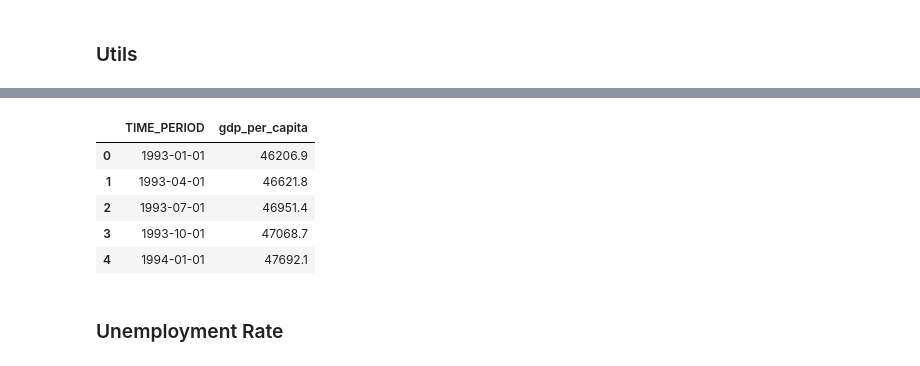
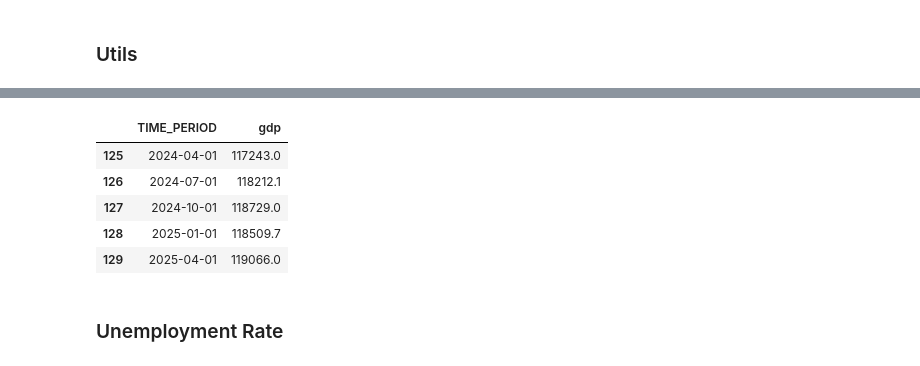
Before and after one commit to Grena30/Exploratory-Data-Analysis, a Jupyter notebook: EDA/datasets.ipynb, the cells around one changed output, grey strips where cells are left out. Cells and saved outputs as stored; diff of their text form; code cells hidden in the pictures.

```diff
--- a/EDA/datasets.ipynb
+++ b/EDA/datasets.ipynb
@@ -74,15 +134,21 @@ def col_to_timestamp(df, ds_name):
 # %%
 indicator_name = "namq_10_gdp"
-ds_name = "gdp_per_capita"
+ds_name = "gdp"
 filename = f"{ds_name}.csv"
 local_path = os.path.join(OUTPUT_DIR, filename)
+
+INDICATORS.append(indicator_name)
 # %%
 df = get_dataset(
     indicator_name=indicator_name,
     local_path=local_path,
     country=COUNTRY,
-    unit="CLV05_MEUR",
+    unit="CLV10_MEUR",
 )
 
-# df.head()
+# CLV10_MEUR - Chain Linked Volumes, reference year 2010, Million Euro - Inflation adjusted
+# CLV05_MEUR - Chain Linked Volumes, reference year 2005, Million Euro - Inflation adjusted
+# CP_MEUR - Current prices, million euros - Not iflation adjusted
+
+df.head()
 # %% [output]
@@ -91,37 +163,17 @@ df = get_dataset(
 # %%
-df_clean = df.copy()
+filters = {'na_item': 'B1GQ', 's_adj': 'SCA'}
+id_vars = ['freq', 'geo', 'na_item', 'unit', 's_adj']
 
-df_clean = df_clean[
-    (df_clean['na_item'] == 'B1G') &
-    (df_clean['s_adj'] == 'SCA')]
+df_clean = preprocess_dataset(df, ds_name, filters, id_vars)
 
-non_null_columns = df_clean.columns[~(df_clean.isnull().sum() > 0)]
-df_clean = df_clean[non_null_columns]
-
-id_vars = ['freq', 'geo', 'na_item', 'unit', 's_adj']
-value_vars = [col for col in df_clean.columns if col not in id_vars]
-
-df_clean = df_clean.melt(
-    id_vars=id_vars,
-    value_vars=value_vars,
-    var_name='TIME_PERIOD',
-    value_name='VALUE'
-)
-
-df_clean = df_clean.rename(columns={"VALUE": f"{ds_name}"})
-df_clean = col_to_timestamp(df_clean, ds_name)
-df_clean = df_clean[['TIME_PERIOD', f'{ds_name}']]
-
-DFS[f"df_{ds_name}"] = df_clean
-
-df_clean.head()
+df_clean.tail()
 # %% [output]
-|  | TIME_PERIOD | gdp_per_capita |
-| 0 | 1993-01-01 | 46206.9 |
-| 1 | 1993-04-01 | 46621.8 |
-| 2 | 1993-07-01 | 46951.4 |
-| 3 | 1993-10-01 | 47068.7 |
-| 4 | 1994-01-01 | 47692.1 |
+|  | TIME_PERIOD | gdp |
+| 125 | 2024-04-01 | 117243.0 |
+| 126 | 2024-07-01 | 118212.1 |
+| 127 | 2024-10-01 | 118729.0 |
+| 128 | 2025-01-01 | 118509.7 |
+| 129 | 2025-04-01 | 119066.0 |
 # %% [markdown]
 ### Unemployment Rate
 # %%
```
Also changed, not shown: parts of 53 cells of this notebook, 14 other files.
